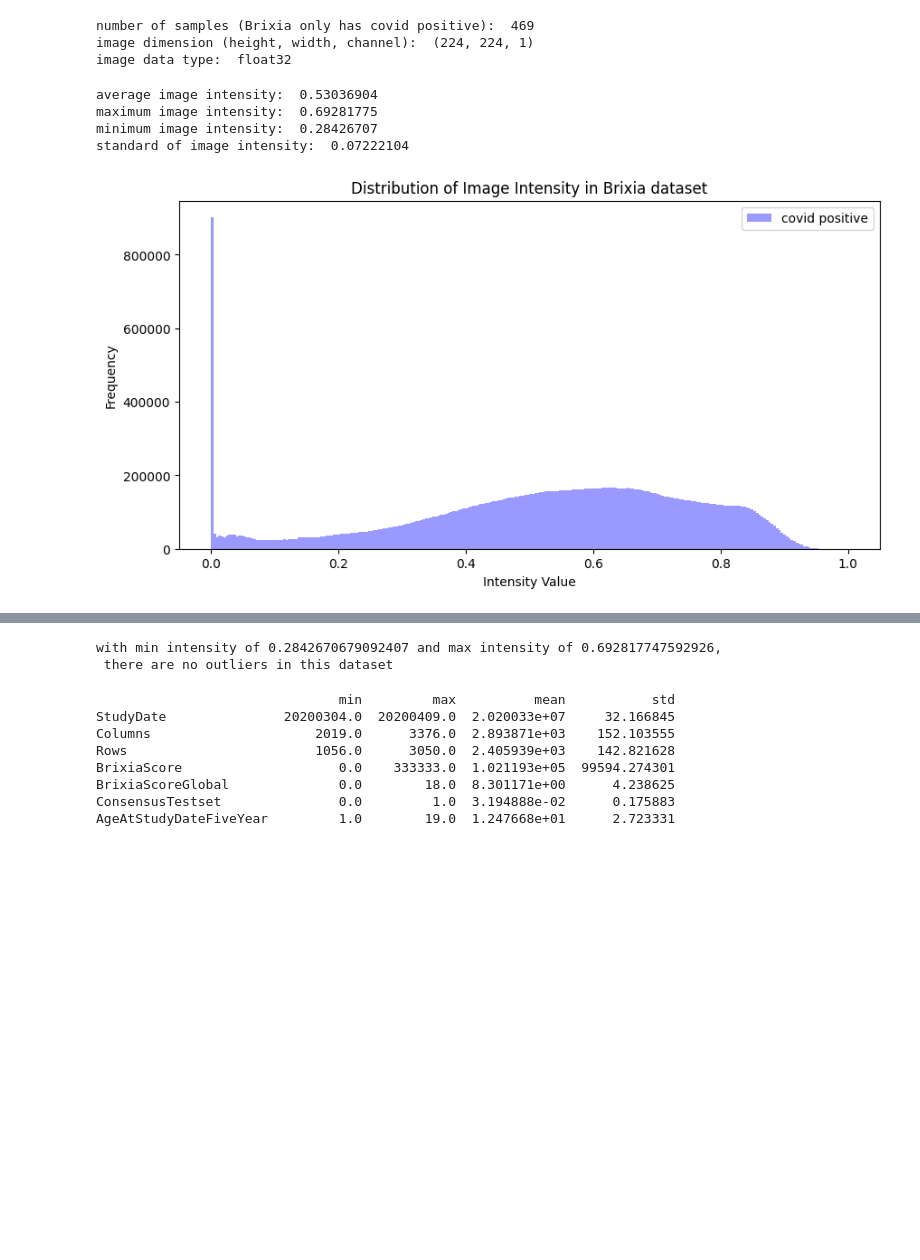
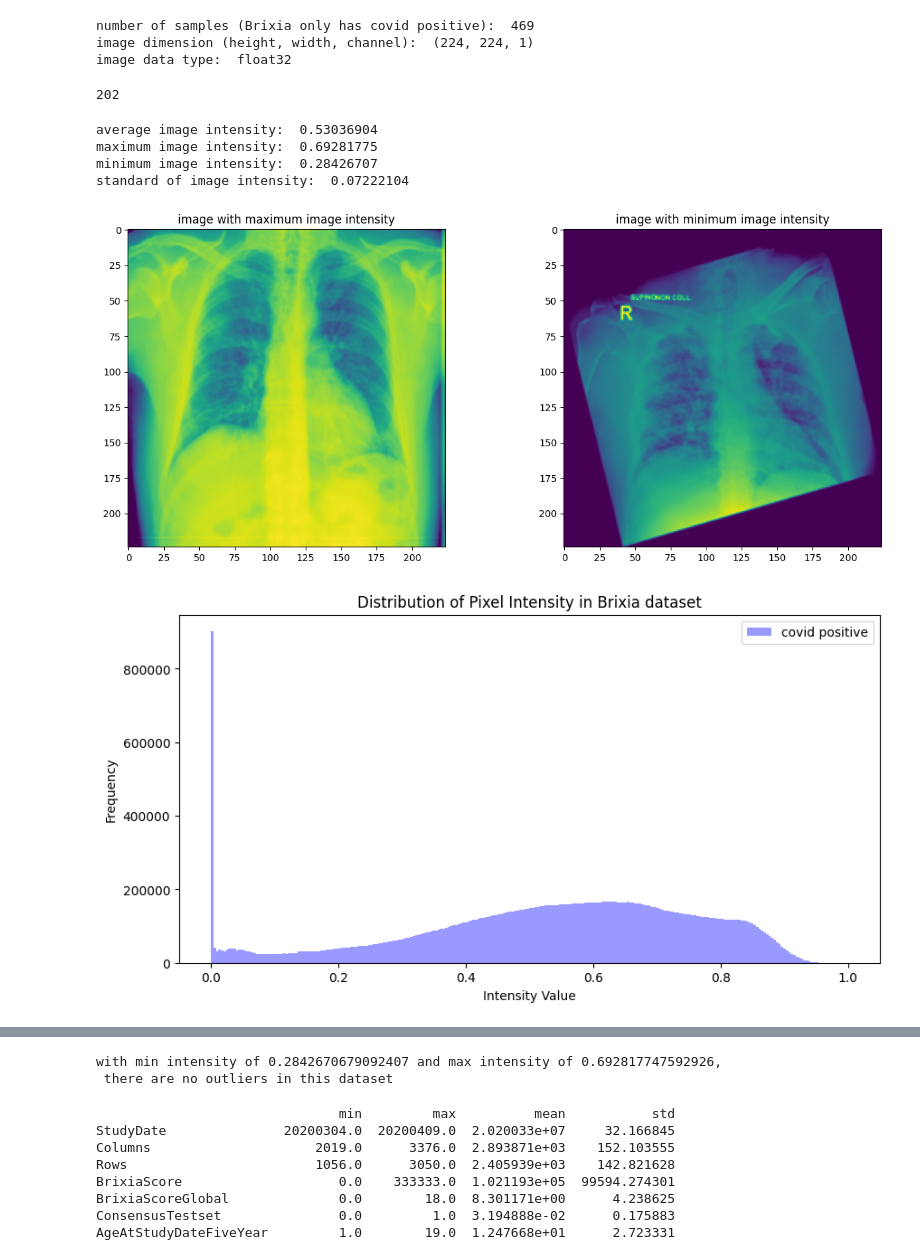
Before and after one commit to adcollin/COVID-detection-from-XRay, a Jupyter notebook: Data/Brixia/Brixia_EDA.ipynb, the cells around one changed output, grey strips where cells are left out. Cells and saved outputs as stored; diff of their text form; code cells hidden in the pictures; blank space fills up the shorter version.

Commit message:
added image intensity plot

```diff
--- a/Data/Brixia/Brixia_EDA.ipynb
+++ b/Data/Brixia/Brixia_EDA.ipynb
@@ -62,10 +62,9 @@ plt.show()
 ## 2. EDA
 # %%
 #load data preprocessed above
+root = "/Users/xinyuchen/Desktop/Fall2023 &Spr24/Spring 2024/CS 109B/CS 109B project proposals/COVID-detection-from-XRay/Data/"
 preprocessed_path = os.path.join(root,"Brixia/Brixia images size 224 arrays.npy")
 df_train = np.load(preprocessed_path)
-
-df_train.describe()
 # %%
 ## DATA SIZE
 
@@ -79,32 +78,54 @@ print("image data type: ", df_train.dtype)
 number of samples (Brixia only has covid positive):  469
 image dimension (height, width, channel):  (224, 224, 1)
 image data type:  float32
+# %%
+np.argmax(np.mean(df_train, axis=(1,2,3)))
+# %% [output]
+202
 # %%
 ##IMAGE INTENSITY
 
 # Average image intensity (compare between samples)
 print("average image intensity: ", np.mean(np.mean(df_train, axis=(1,2,3)))) #== np.mean(df_train)
 # Maximum image intensity
 max_intensity= np.max(np.mean(df_train, axis=(1,2,3)))
 print("maximum image intensity: ", max_intensity)
 # Minimum image intensity
 min_intensity = np.min(np.mean(df_train, axis=(1,2,3)))
 print("minimum image intensity: ", min_intensity)
 ## Stadard deviation of image intensity
 print("standard of image intensity: ", np.std(np.mean(df_train, axis=(1,2,3))))
 
+# Visualize the max and min intensity images -- can we see any visual difference?
+fig, axs = plt.subplots(1, 2, figsize=(15, 6))
+axs = axs.flatten()
+axs[0].imshow(df_train[np.argmax(np.mean(df_train, axis=(1,2,3))), :, :,:])
+axs[0].set_title("image with maximum image intensity")
+axs[1].imshow(df_train[np.argmin(np.mean(df_train, axis=(1,2,3))), :, :,:])
+axs[1].set_title("image with minimum image intensity")
+
+# Create a histogram of the pixel intensity
+plt.figure(figsize=(10, 5))
+plt.hist(df_train.ravel(), bins=256, color='blue', alpha=0.4, label='covid positive')
+plt.legend(loc='upper right')
+plt.xlabel('Intensity Value')
+plt.ylabel('Frequency')
+plt.title('Distribution of Pixel Intensity in Brixia dataset')
+plt.show()
+
 # Create a histogram of the image intensity
 plt.figure(figsize=(10, 5))
-plt.hist(df_train.ravel(), bins=256, color='blue', alpha=0.4, label='covid positive')
+plt.hist(np.mean(df_train, axis=(1,2,3)), bins=256, color='blue', alpha=0.4, label='covid positive')
 plt.legend(loc='upper right')
 plt.xlabel('Intensity Value')
 plt.ylabel('Frequency')
 plt.title('Distribution of Image Intensity in Brixia dataset')
 plt.show()
 print(f"with min intensity of {min_intensity} and max intensity of {max_intensity}, \n there are no outliers in this dataset")
 # %% [output]
 average image intensity:  0.53036904
 maximum image intensity:  0.69281775
 minimum image intensity:  0.28426707
 standard of image intensity:  0.07222104
-[figure, old version]
+[figure, new version]
+[figure, added]
```
Also changed, not shown: parts of 1 cell of this notebook, 2 other files.
